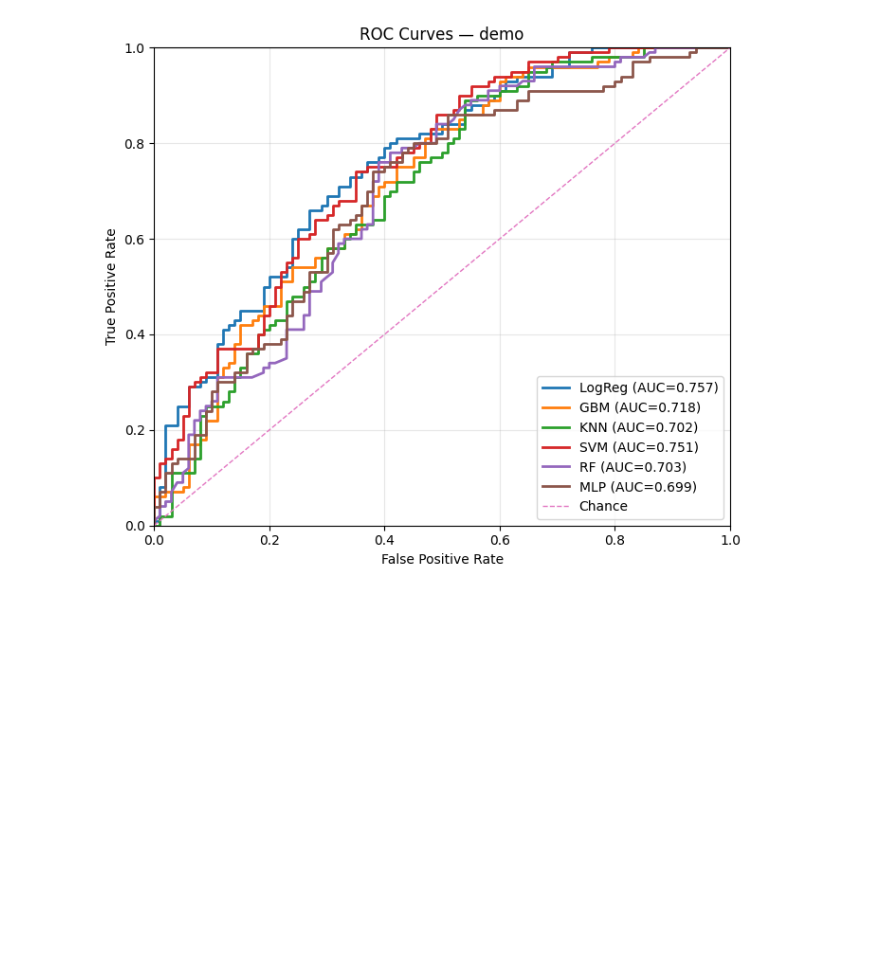
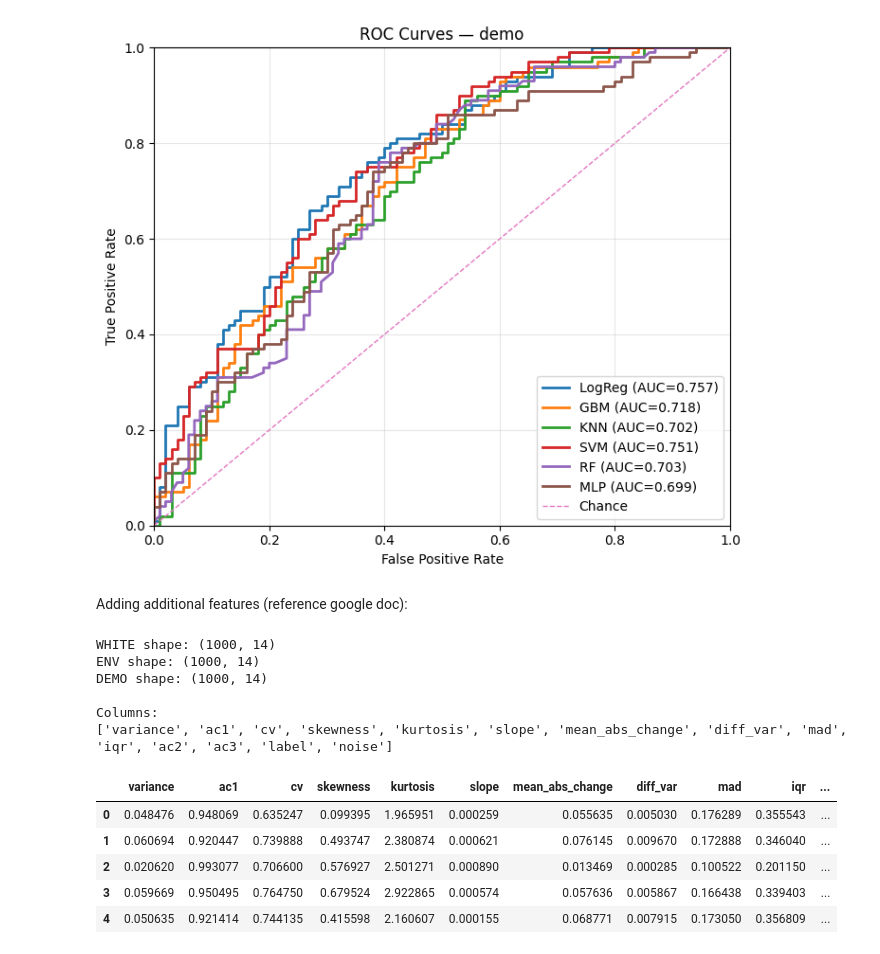
Before and after one commit to dhruvmenon76/BME590Project, a Jupyter notebook: notebooks/simulation_exploration.ipynb, the cells around one changed output. Saved outputs shown, nothing was run; the diff lists cells and outputs as text; code cells hidden in the pictures; blank space fills up the shorter version.

```diff
--- a/notebooks/simulation_exploration.ipynb
+++ b/notebooks/simulation_exploration.ipynb
@@ -445,3 +445,54 @@ plot_roc_by_noise(all_results)
 [figure]
 [figure]
 [figure]
+# %% [markdown]
+Adding additional features (reference google doc):
+# %%
+# --- Build datasets for each noise type ---
+
+# Parameters
+n = 1000
+window_points = 500
+
+# Create datasets
+df_white = feature_extraction.build_ews_dataframe(
+    noise="white",
+    n=n,
+    window_points=window_points
+)
+
+df_env = feature_extraction.build_ews_dataframe(
+    noise="env",
+    n=n,
+    window_points=window_points
+)
+
+df_demo = feature_extraction.build_ews_dataframe(
+    noise="demo",
+    n=n,
+    window_points=window_points
+)
+
+# Optional: quick sanity check
+print("WHITE shape:", df_white.shape)
+print("ENV shape:", df_env.shape)
+print("DEMO shape:", df_demo.shape)
+
+print("\nColumns:")
+print(df_white.columns.tolist())
+
+# Optional: preview
+display(df_white.head())
+# %% [output]
+WHITE shape: (1000, 14)
+ENV shape: (1000, 14)
+DEMO shape: (1000, 14)
+
+Columns:
+['variance', 'ac1', 'cv', 'skewness', 'kurtosis', 'slope', 'mean_abs_change', 'diff_var', 'mad', 'iqr', 'ac2', 'ac3', 'label', 'noise']
+|  | variance | ac1 | cv | skewness | kurtosis | slope | mean_abs_change | diff_var | mad | iqr | ... |
+| 0 | 0.048476 | 0.948069 | 0.635247 | 0.099395 | 1.965951 | 0.000259 | 0.055635 | 0.005030 | 0.176289 | 0.355543 | ... |
+| 1 | 0.060694 | 0.920447 | 0.739888 | 0.493747 | 2.380874 | 0.000621 | 0.076145 | 0.009670 | 0.172888 | 0.346040 | ... |
+| 2 | 0.020620 | 0.993077 | 0.706600 | 0.576927 | 2.501271 | 0.000890 | 0.013469 | 0.000285 | 0.100522 | 0.201150 | ... |
+| 3 | 0.059669 | 0.950495 | 0.764750 | 0.679524 | 2.922865 | 0.000574 | 0.057636 | 0.005867 | 0.166438 | 0.339403 | ... |
+| 4 | 0.050635 | 0.921414 | 0.744135 | 0.415598 | 2.160607 | 0.000155 | 0.068771 | 0.007915 | 0.173050 | 0.356809 | ... |
```
Also changed, not shown: parts of 4 cells of this notebook, 1 other file.
